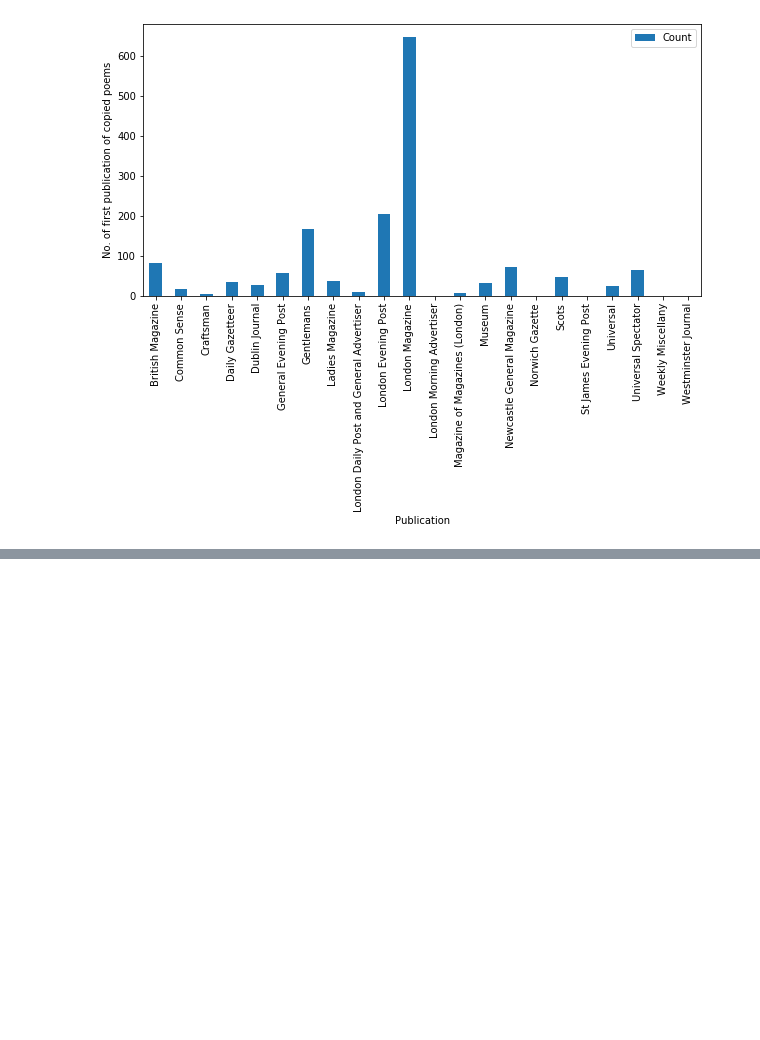
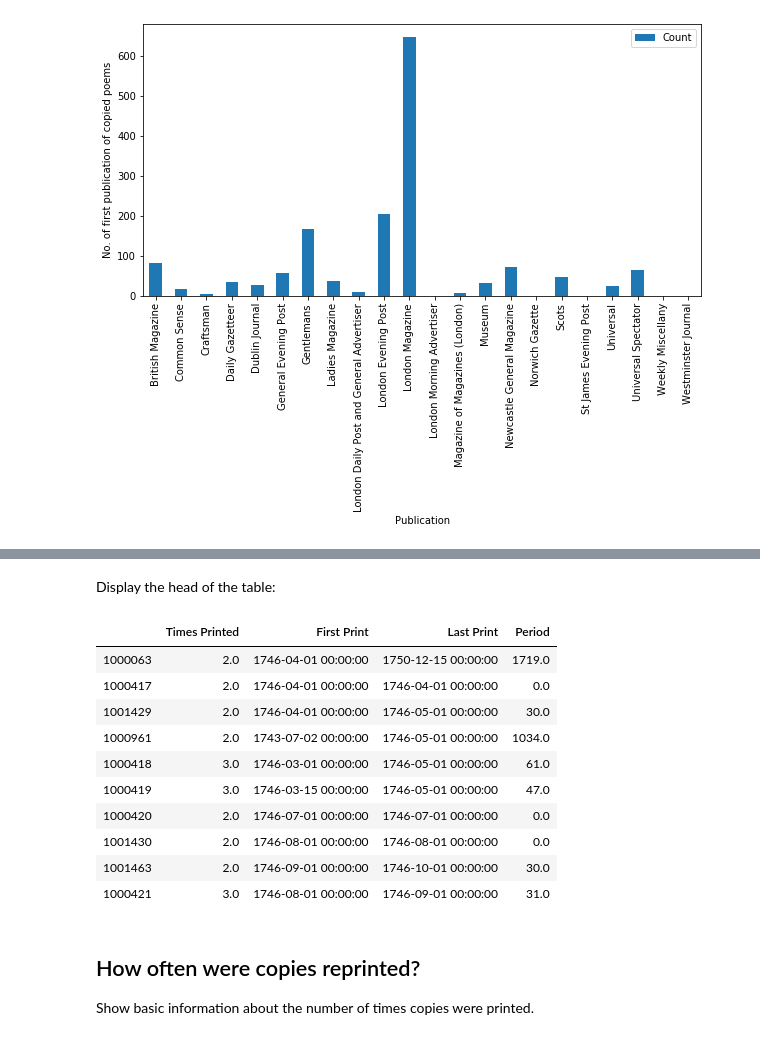
Before and after one commit to ilrt/VisualisingPoeticCulture, a Jupyter notebook: notebooks/05-copies-publications.ipynb, the cells around one changed output, grey strips where cells are left out. Saved outputs shown, nothing was run; the diff lists cells and outputs as text; code cells hidden in the pictures; blank space fills up the shorter version.

```diff
--- a/notebooks/05-copies-publications.ipynb
+++ b/notebooks/05-copies-publications.ipynb
@@ -68,0 +79,52 @@ plot.show()
+# %%
+# get the dataset
+df = vpd.complete_dataset()
+
+# get the copies
+copies_df= vpd.copied_poems(df)
+
+# sort by match id, date
+copies_df_sorted = copies_df.sort_values([vpd.REF_NO, vpd.PRINTED_DATE])[[vpd.REF_NO, vpd.PUB_TITLE, vpd.PUB_TYPE, vpd.PRINTED_DATE, vpd.PRINTED_DATE_STR]]
+
+# group by the ref ID
+copies_df_sorted_groupby = copies_df_sorted.groupby(vpd.REF_NO)
+
+
+# we'll have ref numbers as the index and other values as the columns
+index = copies_df[vpd.REF_NO].unique()
+columns = ["Times Printed", "First Print", "Last Print", "Period"]
+
+
+# create data frame with nans
+copies_overview_df = pd.DataFrame(np.nan, columns=columns, index=index)
+
+# populate the data frame
+for name, group in copies_df_sorted_groupby:
+    total = len(group.index)
+    copies_overview_df.at[name, columns[0]] = total
+    start = group[vpd.PRINTED_DATE].iloc[0]
+    copies_overview_df.at[name, columns[1]] = start
+    end = group[vpd.PRINTED_DATE].iloc[-1]
+    copies_overview_df.at[name, columns[2]] = end
+    days = (end - start).days
+    copies_overview_df.at[name, columns[3]] = days
+# %% [markdown]
+Display the head of the table:
+# %%
+display(copies_overview_df.head(n=10))
+# %% [output]
+|  | Times Printed | First Print | Last Print | Period |
+| 1000063 | 2.0 | 1746-04-01 00:00:00 | 1750-12-15 00:00:00 | 1719.0 |
+| 1000417 | 2.0 | 1746-04-01 00:00:00 | 1746-04-01 00:00:00 | 0.0 |
+| 1001429 | 2.0 | 1746-04-01 00:00:00 | 1746-05-01 00:00:00 | 30.0 |
+| 1000961 | 2.0 | 1743-07-02 00:00:00 | 1746-05-01 00:00:00 | 1034.0 |
+| 1000418 | 3.0 | 1746-03-01 00:00:00 | 1746-05-01 00:00:00 | 61.0 |
+| 1000419 | 3.0 | 1746-03-15 00:00:00 | 1746-05-01 00:00:00 | 47.0 |
+| 1000420 | 2.0 | 1746-07-01 00:00:00 | 1746-07-01 00:00:00 | 0.0 |
+| 1001430 | 2.0 | 1746-08-01 00:00:00 | 1746-08-01 00:00:00 | 0.0 |
+| 1001463 | 2.0 | 1746-09-01 00:00:00 | 1746-10-01 00:00:00 | 30.0 |
+| 1000421 | 3.0 | 1746-08-01 00:00:00 | 1746-09-01 00:00:00 | 31.0 |
+# %% [markdown]
+## How often were copies reprinted?
+
+Show basic information about the number of times copies were printed.
```
Also changed, not shown: parts of 7 cells of this notebook.
